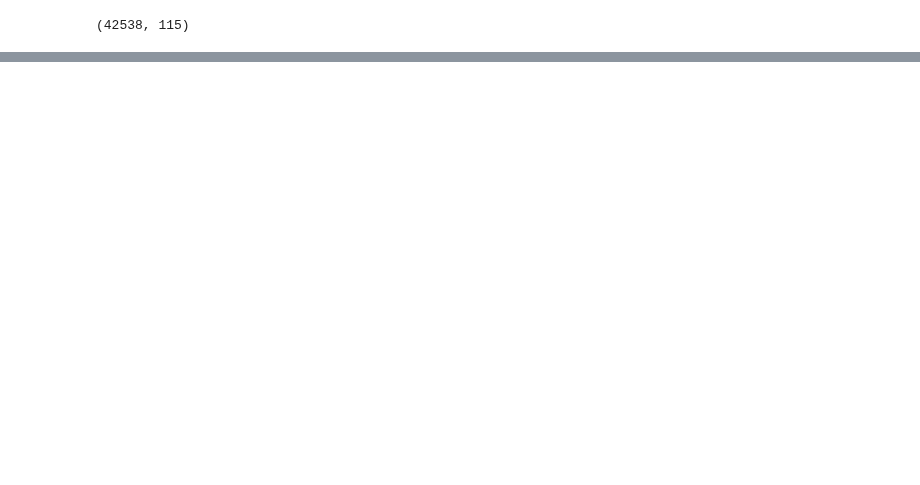
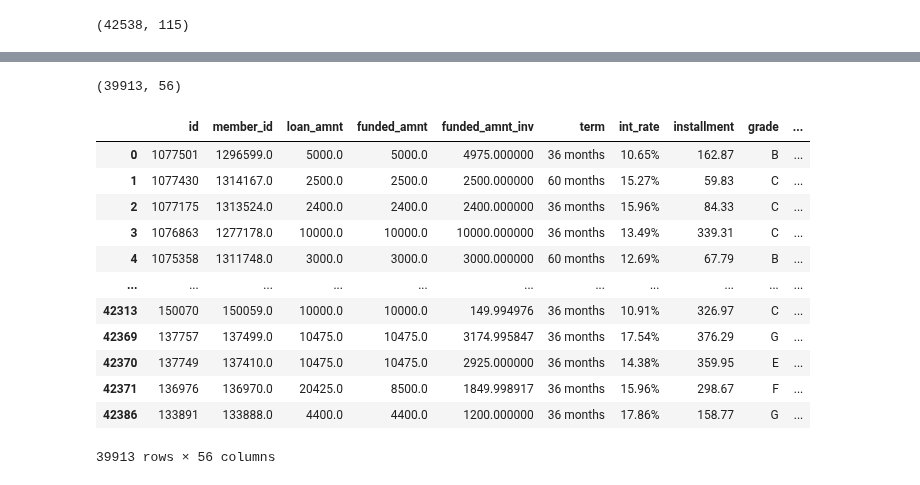
Before and after one commit to imvdharmesh/lending-market-club, a Jupyter notebook: lending_club_loans.ipynb, the cells around one changed output, grey strips where cells are left out. Cells and saved outputs as stored; diff of their text form; code cells hidden in the pictures; blank space fills up the shorter version.

```diff
--- a/lending_club_loans.ipynb
+++ b/lending_club_loans.ipynb
@@ -151,0 +105,2 @@ len(loan_df.columns)
+# %%
+clean_df.drop(columns=null_cols, axis=1, inplace=True)
@@ -151,0 +224,2 @@ len(loan_df.columns)
+# %%
+clean_df.dropna(subset=['emp_length'], axis=0, inplace=True)
@@ -151,0 +261,2 @@ len(loan_df.columns)
+# %%
+clean_df.drop(columns=['emp_title','desc','mths_since_last_delinq'], axis=1, inplace=True)
@@ -151,0 +283,2 @@ len(loan_df.columns)
+# %%
+clean_df.dropna(axis=0, inplace=True)
@@ -151,0 +305,20 @@ len(loan_df.columns)
+# %%
+clean_df.shape
+# %% [output]
+(39913, 56)
+# %%
+clean_df
+# %% [output]
+|  | id | member_id | loan_amnt | funded_amnt | funded_amnt_inv | term | int_rate | installment | grade | ... |
+| 0 | 1077501 | 1296599.0 | 5000.0 | 5000.0 | 4975.000000 | 36 months | 10.65% | 162.87 | B | ... |
+| 1 | 1077430 | 1314167.0 | 2500.0 | 2500.0 | 2500.000000 | 60 months | 15.27% | 59.83 | C | ... |
+| 2 | 1077175 | 1313524.0 | 2400.0 | 2400.0 | 2400.000000 | 36 months | 15.96% | 84.33 | C | ... |
+| 3 | 1076863 | 1277178.0 | 10000.0 | 10000.0 | 10000.000000 | 36 months | 13.49% | 339.31 | C | ... |
+| 4 | 1075358 | 1311748.0 | 3000.0 | 3000.0 | 3000.000000 | 60 months | 12.69% | 67.79 | B | ... |
+| ... | ... | ... | ... | ... | ... | ... | ... | ... | ... | ... |
+| 42313 | 150070 | 150059.0 | 10000.0 | 10000.0 | 149.994976 | 36 months | 10.91% | 326.97 | C | ... |
+| 42369 | 137757 | 137499.0 | 10475.0 | 10475.0 | 3174.995847 | 36 months | 17.54% | 376.29 | G | ... |
+| 42370 | 137749 | 137410.0 | 10475.0 | 10475.0 | 2925.000000 | 36 months | 14.38% | 359.95 | E | ... |
+| 42371 | 136976 | 136970.0 | 20425.0 | 8500.0 | 1849.998917 | 36 months | 15.96% | 298.67 | F | ... |
+| 42386 | 133891 | 133888.0 | 4400.0 | 4400.0 | 1200.000000 | 36 months | 17.86% | 158.77 | G | ... |
+39913 rows × 56 columns
```
Also changed, not shown: parts of 32 cells of this notebook.
